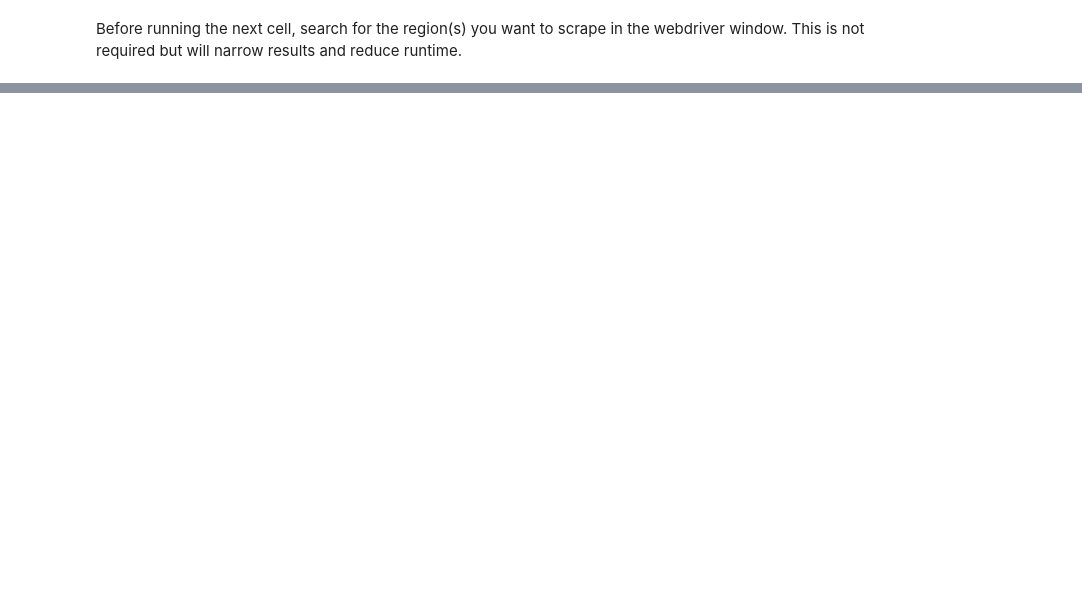
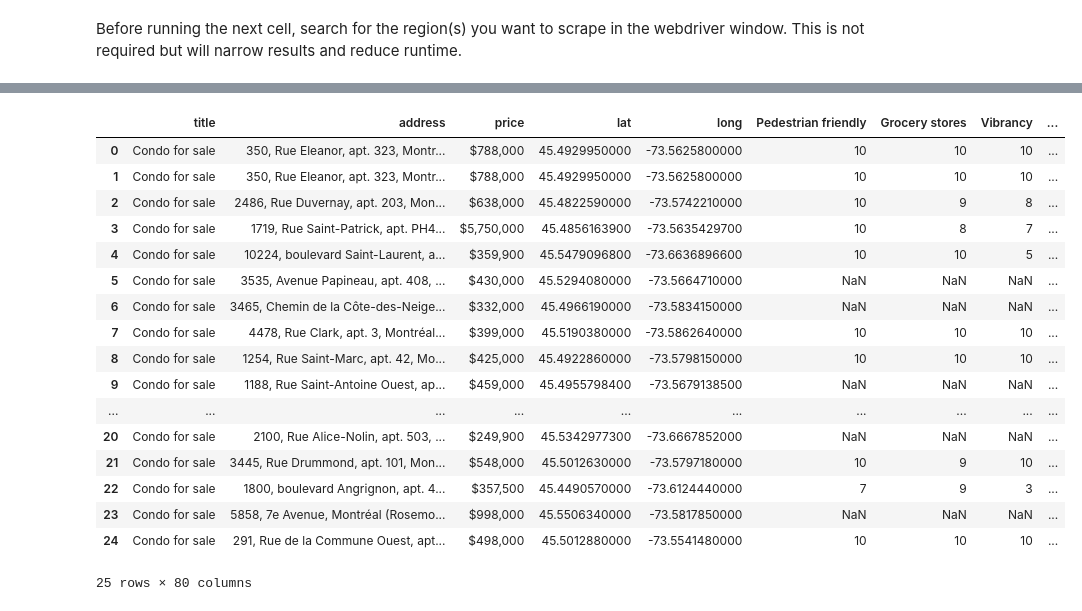
Before and after one commit to Jahnic/Portfolio, a Jupyter notebook: RealEstate/scrape.ipynb, the cells around one changed output, grey strips where cells are left out. Cells and saved outputs as stored; diff of their text form; code cells hidden in the pictures; blank space fills up the shorter version.

Commit message:
commit data for merge

```diff
--- a/RealEstate/scrape.ipynb
+++ b/RealEstate/scrape.ipynb
@@ -21,7 +21,7 @@ from selenium.webdriver.common.keys import Keys
 from selenium.webdriver.common.action_chains import ActionChains
 # %%
 # Starting URLs
-centris = "https://www.centris.ca/en/properties~for-sale?view=Thumbnail"
+centris_url = "https://www.centris.ca/en/properties~for-sale?view=Thumbnail"
 duproprio = "https://duproprio.com/en/search/list?search=true&is_for_sale=1&with_builders=1&parent=1&pageNumber=1&sort=-published_at"
 # %%
 class Centris:
@@ -691,0 +764,21 @@ centris.data.to_csv("centris_montreal_complete.csv")
+# %%
+centris.data
+# %% [output]
+|  | title | address | price | lat | long | Pedestrian friendly | Grocery stores | Vibrancy | ... |
+| 0 | Condo for sale | 350, Rue Eleanor, apt. 323, Montr... | $788,000 | 45.4929950000 | -73.5625800000 | 10 | 10 | 10 | ... |
+| 1 | Condo for sale | 350, Rue Eleanor, apt. 323, Montr... | $788,000 | 45.4929950000 | -73.5625800000 | 10 | 10 | 10 | ... |
+| 2 | Condo for sale | 2486, Rue Duvernay, apt. 203, Mon... | $638,000 | 45.4822590000 | -73.5742210000 | 10 | 9 | 8 | ... |
+| 3 | Condo for sale | 1719, Rue Saint-Patrick, apt. PH4... | $5,750,000 | 45.4856163900 | -73.5635429700 | 10 | 8 | 7 | ... |
+| 4 | Condo for sale | 10224, boulevard Saint-Laurent, a... | $359,900 | 45.5479096800 | -73.6636896600 | 10 | 10 | 5 | ... |
+| 5 | Condo for sale | 3535, Avenue Papineau, apt. 408, ... | $430,000 | 45.5294080000 | -73.5664710000 | NaN | NaN | NaN | ... |
+| 6 | Condo for sale | 3465, Chemin de la Côte-des-Neige... | $332,000 | 45.4966190000 | -73.5834150000 | NaN | NaN | NaN | ... |
+| 7 | Condo for sale | 4478, Rue Clark, apt. 3, Montréal... | $399,000 | 45.5190380000 | -73.5862640000 | 10 | 10 | 10 | ... |
+| 8 | Condo for sale | 1254, Rue Saint-Marc, apt. 42, Mo... | $425,000 | 45.4922860000 | -73.5798150000 | 10 | 10 | 10 | ... |
+| 9 | Condo for sale | 1188, Rue Saint-Antoine Ouest, ap... | $459,000 | 45.4955798400 | -73.5679138500 | NaN | NaN | NaN | ... |
+| ... | ... | ... | ... | ... | ... | ... | ... | ... | ... |
+| 20 | Condo for sale | 2100, Rue Alice-Nolin, apt. 503, ... | $249,900 | 45.5342977300 | -73.6667852000 | NaN | NaN | NaN | ... |
+| 21 | Condo for sale | 3445, Rue Drummond, apt. 101, Mon... | $548,000 | 45.5012630000 | -73.5797180000 | 10 | 9 | 10 | ... |
+| 22 | Condo for sale | 1800, boulevard Angrignon, apt. 4... | $357,500 | 45.4490570000 | -73.6124440000 | 7 | 9 | 3 | ... |
+| 23 | Condo for sale | 5858, 7e Avenue, Montréal (Rosemo... | $998,000 | 45.5506340000 | -73.5817850000 | NaN | NaN | NaN | ... |
+| 24 | Condo for sale | 291, Rue de la Commune Ouest, apt... | $498,000 | 45.5012880000 | -73.5541480000 | 10 | 10 | 10 | ... |
+25 rows × 80 columns
```
Also changed, not shown: parts of 12 cells of this notebook.
